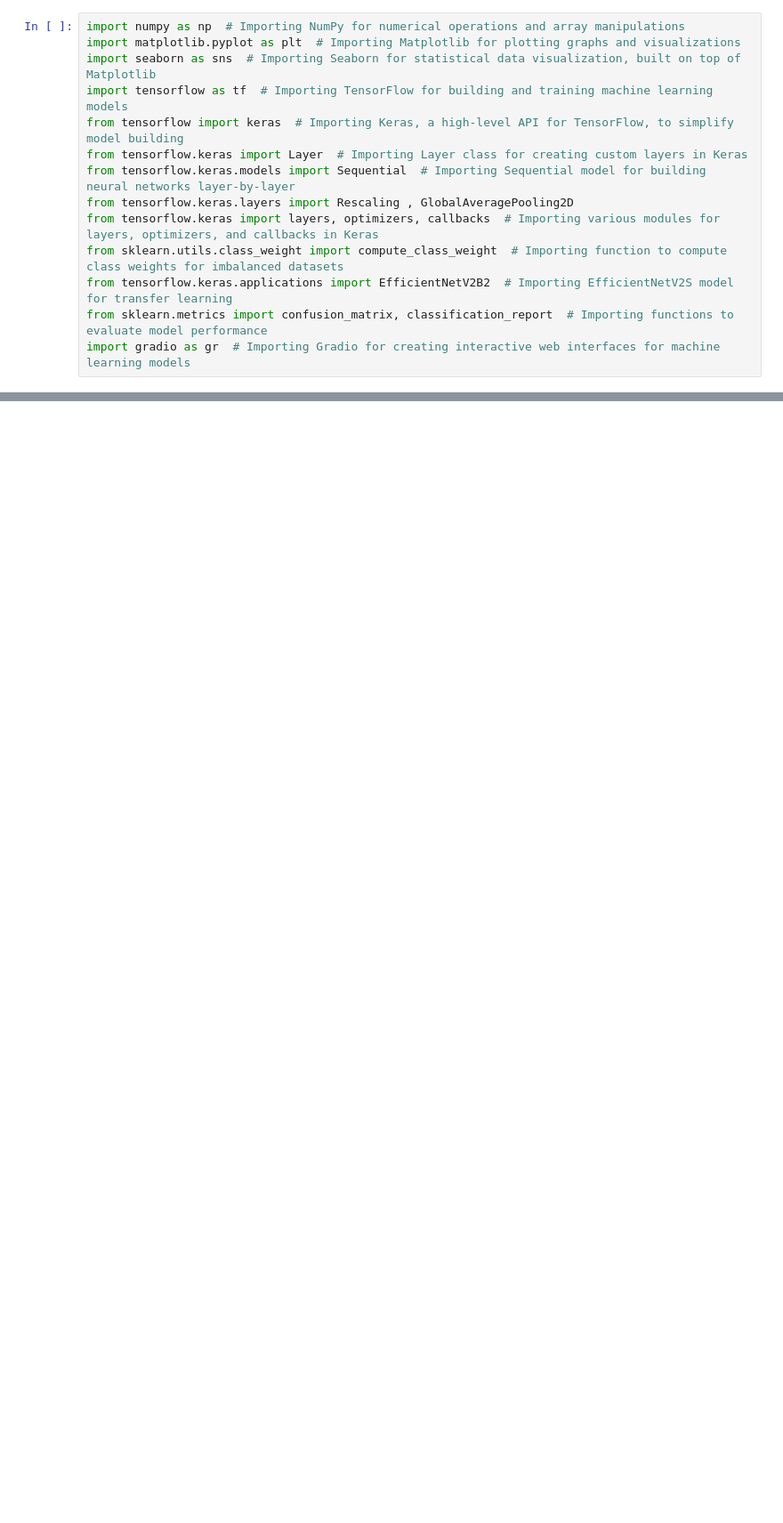
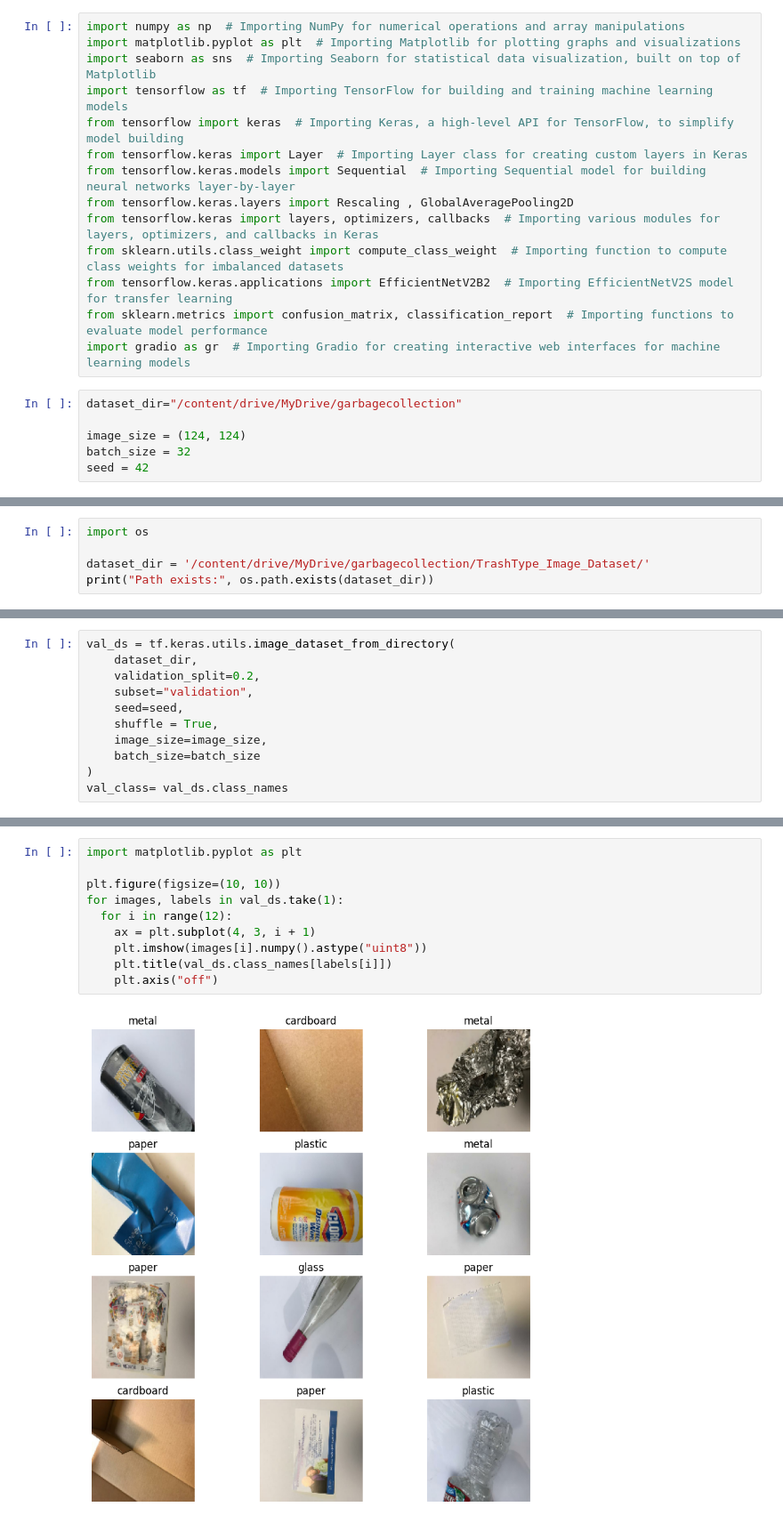
Before and after one commit to viishnuu2005/AICTE-internship-june-2025, a Jupyter notebook: Untitled0.ipynb, the cells around one changed output, grey strips where cells are left out. Shown at 89% size. Saved outputs shown, nothing was run; the diff lists cells and outputs as text; blank space fills up the shorter version.

```diff
--- a/Untitled0.ipynb
+++ b/Untitled0.ipynb
@@ -14,3 +14,9 @@ from sklearn.utils.class_weight import compute_class_weight  # Importing functio
 from tensorflow.keras.applications import EfficientNetV2B2  # Importing EfficientNetV2S model for transfer learning
 from sklearn.metrics import confusion_matrix, classification_report  # Importing functions to evaluate model performance
 import gradio as gr  # Importing Gradio for creating interactive web interfaces for machine learning models
+# %%
+dataset_dir="/content/drive/MyDrive/garbagecollection"
+
+image_size = (124, 124)
+batch_size = 32
+seed = 42
@@ -16,0 +28,5 @@ import gradio as gr  # Importing Gradio for creating interactive web interfaces
+# %%
+import os
+
+dataset_dir = '/content/drive/MyDrive/garbagecollection/TrashType_Image_Dataset/'
+print("Path exists:", os.path.exists(dataset_dir))
@@ -16,0 +35,11 @@ import gradio as gr  # Importing Gradio for creating interactive web interfaces
+# %%
+val_ds = tf.keras.utils.image_dataset_from_directory(
+    dataset_dir,
+    validation_split=0.2,
+    subset="validation",
+    seed=seed,
+    shuffle = True,
+    image_size=image_size,
+    batch_size=batch_size
+)
+val_class= val_ds.class_names
@@ -16,0 +70,12 @@ import gradio as gr  # Importing Gradio for creating interactive web interfaces
+# %%
+import matplotlib.pyplot as plt
+
+plt.figure(figsize=(10, 10))
+for images, labels in val_ds.take(1):
+  for i in range(12):
+    ax = plt.subplot(4, 3, i + 1)
+    plt.imshow(images[i].numpy().astype("uint8"))
+    plt.title(val_ds.class_names[labels[i]])
+    plt.axis("off")
+# %% [output]
+[figure, added]
```
Also changed, not shown: parts of 29 cells of this notebook.
